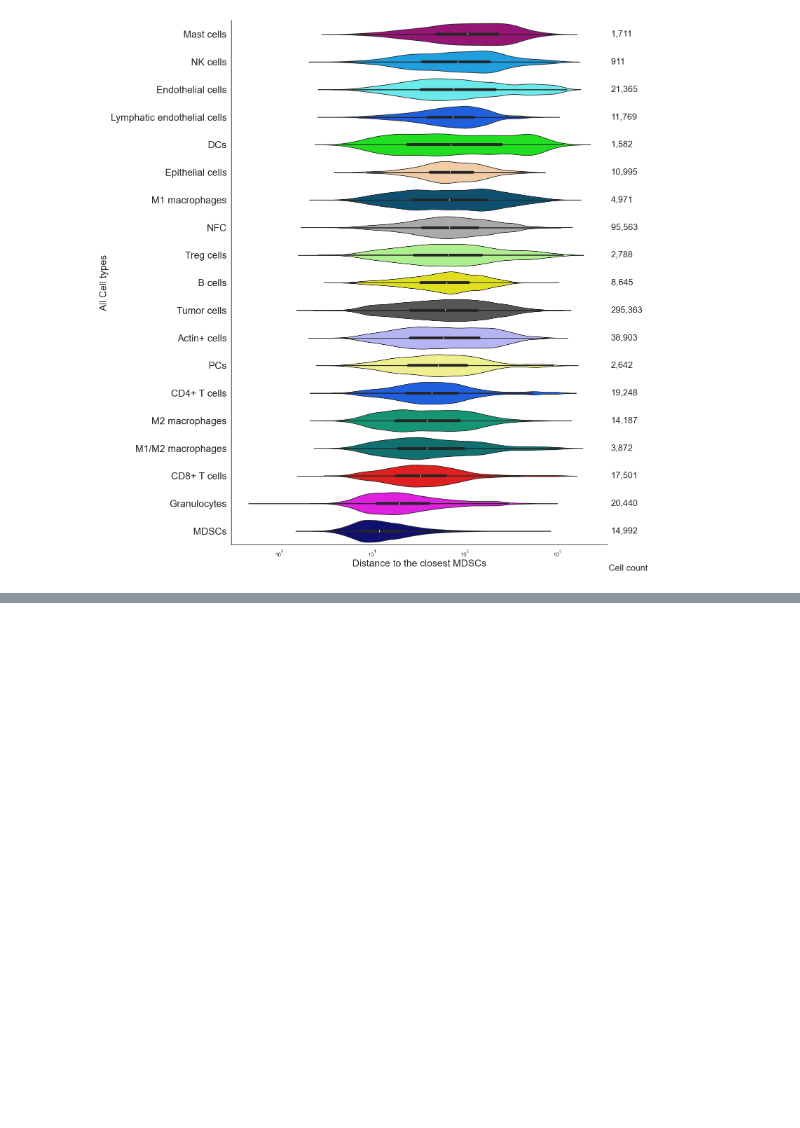
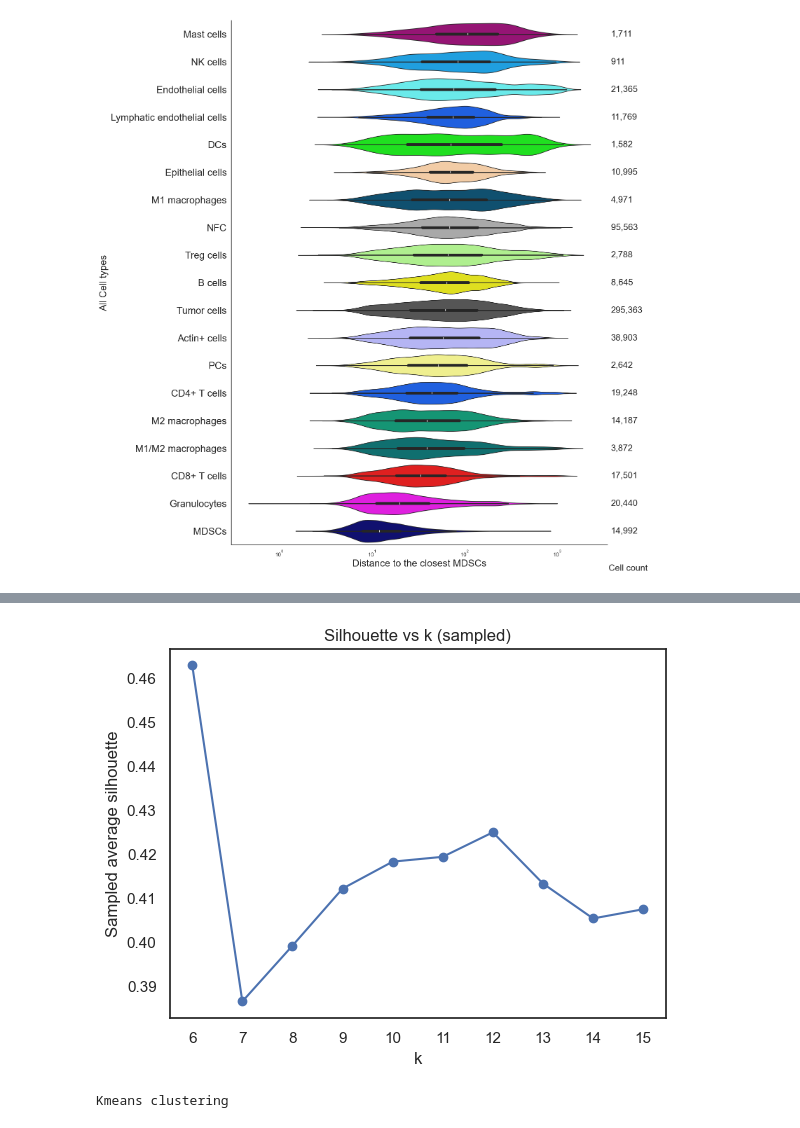
Before and after one commit to SchapiroLabor/NUT_spatial, a Jupyter notebook: spatial_analysis/spatial_analysis.ipynb, the cells around one changed output, grey strips where cells are left out. Saved outputs shown, nothing was run; the diff lists cells and outputs as text; code cells hidden in the pictures; blank space fills up the shorter version.

```diff
--- a/spatial_analysis/spatial_analysis.ipynb
+++ b/spatial_analysis/spatial_analysis.ipynb
@@ -2254,0 +2453,35 @@ The `scale` parameter has been renamed and will be removed in v0.15.0. Pass `den
+# %%
+import numpy as np
+import matplotlib.pyplot as plt
+from sklearn.cluster import KMeans
+from sklearn.metrics import silhouette_score
+
+X = adata_filtered.uns["spatial_lda"]
+
+k_range = [6,7,8,9,10,11,12,13,14,15]
+sil_scores = []
+
+for k in k_range:
+    labels = KMeans(n_clusters=k, random_state=42, n_init=10).fit_predict(X)
+
+    score = silhouette_score(
+        X, labels,
+        metric="euclidean",
+        sample_size=20000,   # try 10k–50k
+        random_state=42
+    )
+    sil_scores.append(score)
+
+plt.figure()
+plt.plot(list(k_range), sil_scores, marker="o")
+plt.xlabel("k")
+plt.ylabel("Sampled average silhouette")
+plt.title("Silhouette vs k (sampled)")
+plt.xticks(list(k_range))
+plt.show()
+# %% [output]
+[figure, added]
+# %%
+adata_filtered = sm.tl.spatial_cluster(adata_filtered, df_name='spatial_lda', method='kmeans', k=7, label='neigh_kmeans')
+# %% [output]
+Kmeans clustering
```
Also changed, not shown: parts of 39 cells of this notebook.
